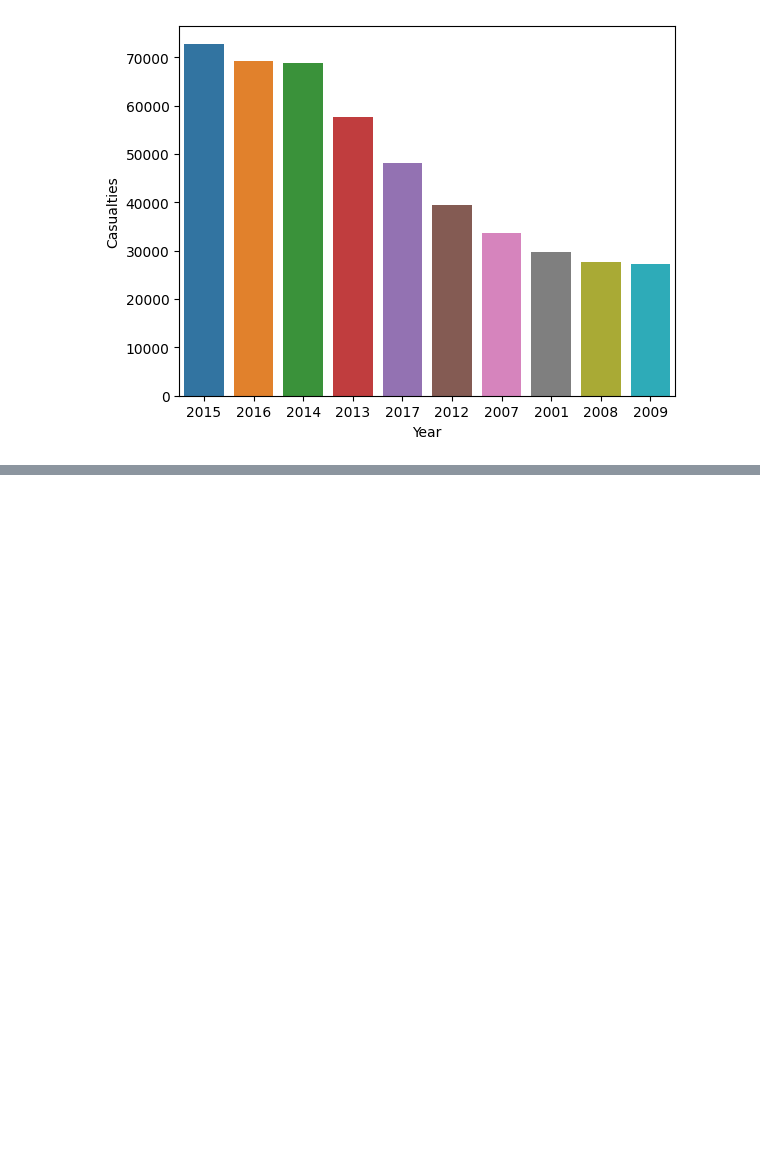
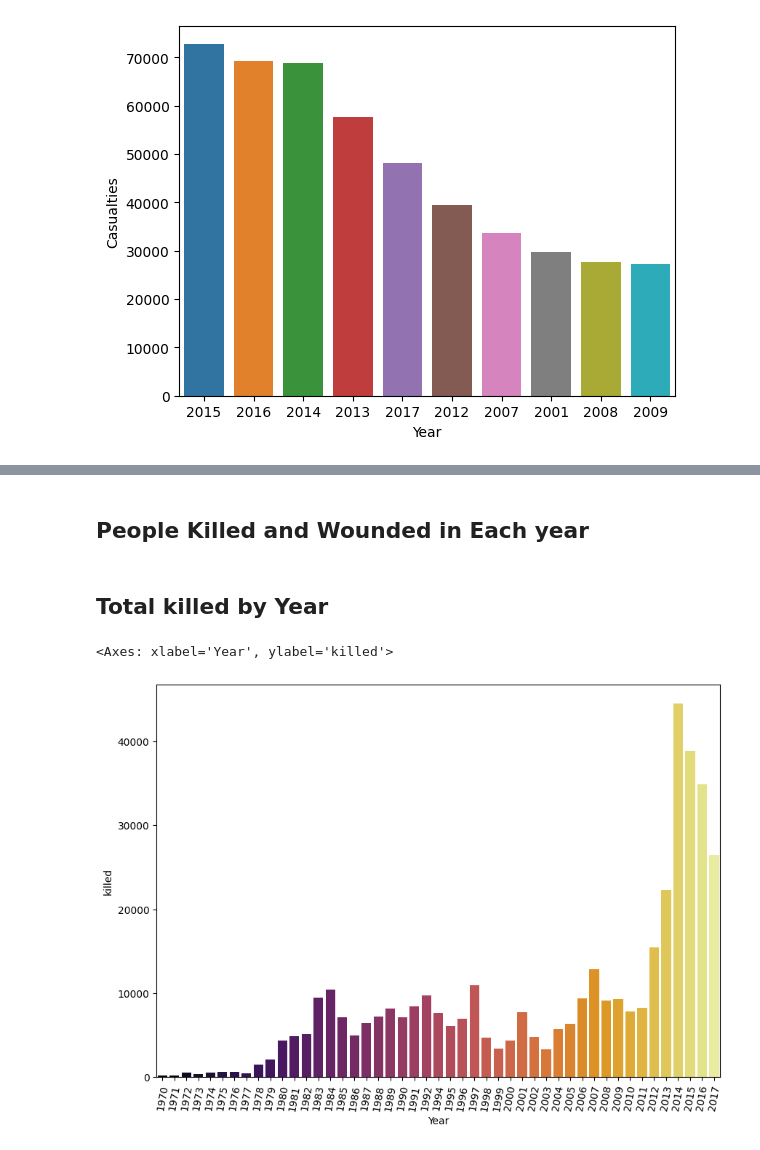
Before and after one commit to Gemini-Abhi/Machine-Learning-projects, a Jupyter notebook: Terrorism Project/Terrorism.ipynb, the cells around one changed output, grey strips where cells are left out. Saved outputs shown, nothing was run; the diff lists cells and outputs as text; code cells hidden in the pictures; blank space fills up the shorter version.

```diff
--- a/Terrorism Project/Terrorism.ipynb
+++ b/Terrorism Project/Terrorism.ipynb
@@ -405,0 +399,12 @@ plt.show()
+# %% [markdown]
+## People Killed and Wounded in Each year
+# %% [markdown]
+## Total killed by Year
+# %%
+w=df2[['Year','killed','Wounded']].groupby('Year').sum()
+plt.subplots(figsize=(10,7))
+plt.xticks(rotation=80)
+sns.barplot(data=w,x=w.index,y='killed',palette='inferno')
+# %% [output]
+<Axes: xlabel='Year', ylabel='killed'>
+[figure, added]
```
Also changed, not shown: parts of 12 cells of this notebook.
